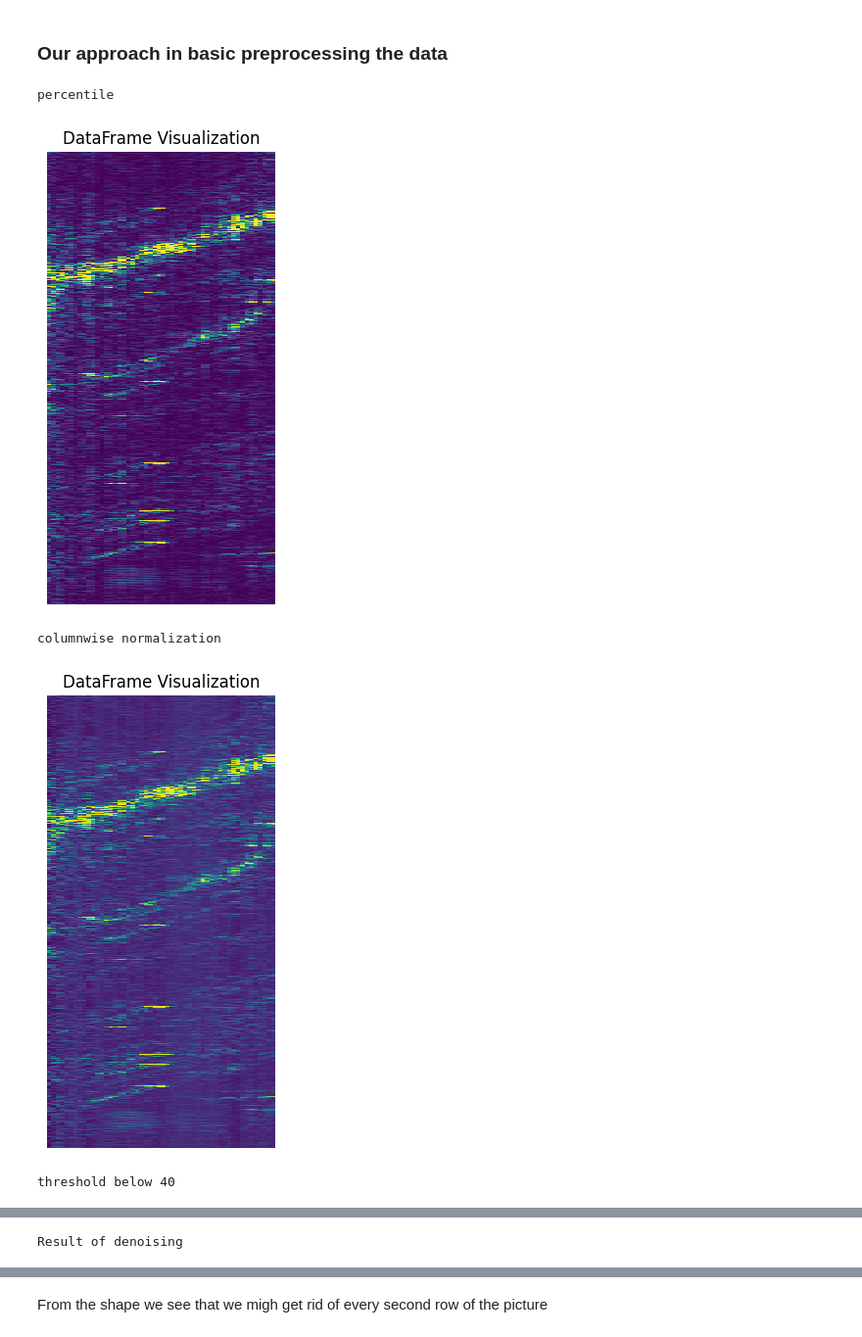
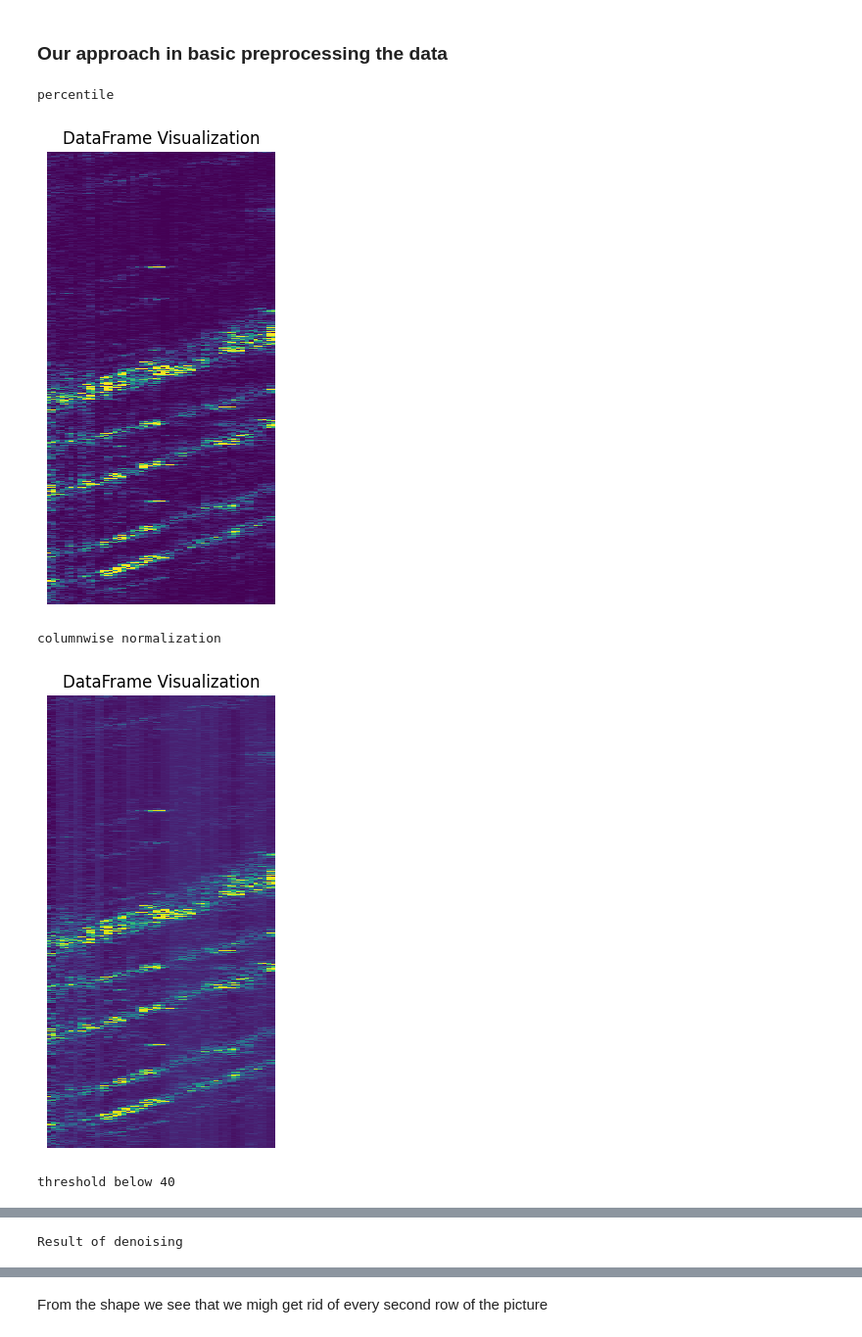
Before and after one commit to mmartyna123/ComputerVision, a Jupyter notebook: Project1/Project.ipynb, the cells around one changed output, grey strips where cells are left out. Shown at 98% size. Drawn from its saved outputs; the diff is of its cells as text; code cells hidden in the pictures.

```diff
--- a/Project1/Project.ipynb
+++ b/Project1/Project.ipynb
@@ -30,6 +30,6 @@ def set_axis(x, no_labels=7) -> tuple[np.array, np.array]:
 # %%
-# path_out = "./data-mm/"
-path_out = "./Data/"
+path_out = "./data-mm/"
+# path_out = "./Data/"
 files = glob.glob(path_out + "*")
 files.sort()
 # %%
@@ -327,9 +327,24 @@ print("erosion")
 plot_dataframe_as_image(df_eroded,3,6)
 
 
+# #FILTERING FOR LONE PIXELS
+# binary_image = df_eroded.values.astype(np.uint8)
+# kernel = np.ones((3000, 7), dtype=np.uint8)
+# neighborhood_count = cv2.filter2D(binary_image, -1, kernel, borderType=cv2.BORDER_CONSTANT)
+# threshold = 250  # Maximum allowed 1's in the neighborhood
+# filtered_image = np.where(neighborhood_count < threshold, binary_image, 0)
+# df_filtered = pd.DataFrame(filtered_image, index=df_eroded.index, columns=df_eroded.columns)
+# print("filtered for lone pixels")
+# plot_dataframe_as_image(df_filtered,3,6)
+
+# rows, cols = 70000, 52
+# krowa = pd.DataFrame(np.zeros((rows, cols), dtype=int))
+# krowa.iloc[1000:4000, 0:7] = 1
+# print("filtered for lone pixels")
+# plot_dataframe_as_image(krowa,3,6)
 
 #DILATION
-kernel_diagonal = np.ones((10, 3), dtype=np.uint8)
+kernel_diagonal = np.ones((10, 2), dtype=np.uint8)
 # for i in range(20):
 #     kernel_diagonal[i, min(i, 4)] = 1
 kernel_flip =  np.flip(kernel_diagonal,axis=1 )
@@ -351,18 +366,18 @@ df_smooth = pd.DataFrame(closed_image, columns = df.columns)
 plot_dataframe_as_image(df_smooth,3,6)
 
 
-kernel = cv2.getStructuringElement(cv2.MORPH_RECT, (2,5))
-eroded_image = cv2.erode(closed_image, kernel, iterations=10)
-df_eroded = pd.DataFrame(eroded_image, columns=df.columns)
-print("erosion on closed regions")
-plot_dataframe_as_image(df_eroded,3,6)
+# kernel = cv2.getStructuringElement(cv2.MORPH_RECT, (2,5))
+# eroded_image = cv2.erode(closed_image, kernel, iterations=10)
+# df_eroded = pd.DataFrame(eroded_image, columns=df.columns)
+# print("erosion on closed regions")
+# plot_dataframe_as_image(df_eroded,3,6)
 
 
 
 
-df_eroded = df_eroded.iloc[::2, :]  #cet every second row, its gonna be better for filters
-print("df_second")
-plot_dataframe_as_image(df_eroded,3,6)
+# df_eroded = df_eroded.iloc[::2, :]  #cet every second row, its gonna be better for filters
+# print("df_second")
+# plot_dataframe_as_image(df_eroded,3,6)
 
 
 
@@ -377,35 +392,36 @@ def skeletonize(img):
     s2 = np.array([[0, -1, -1],
                    [1, 1, -1],
                    [0, 1, 0]], dtype = np.int8)
     skeleton = np.copy(img)
 
     change = True
     while change:
         change = False
         for i in range(4):
             thin1 = cv2.morphologyEx(skeleton.astype(np.uint8), cv2.MORPH_HITMISS, s1)
             thin1 = np.logical_and(skeleton, np.logical_not(thin1))
             if not np.array_equal(thin1, skeleton):
                 change = True
             skeleton = thin1
 
             thin2 = cv2.morphologyEx(skeleton.astype(np.uint8), cv2.MORPH_HITMISS, s2)
             thin2 = np.logical_and(skeleton, np.logical_not(thin2))
             if not np.array_equal(thin2, skeleton):
                 change = True
             skeleton = thin2
 
             s1 = np.rot90(s1)
             s2 = np.rot90(s2)
 
 
     return skeleton
 
 print("skeletonization")
-plot_dataframe_as_image(pd.DataFrame(skeletonize(df_smooth.values), columns=df.columns))
+skeleton = pd.DataFrame(skeletonize(df_smooth.values), columns = df.columns)
+plot_dataframe_as_image(skeleton)
 # %% [output]
 percentile
-[figure, old version]
+[figure, new version]
 columnwise normalization
-[figure, old version]
+[figure, new version]
 threshold below 40
```
Also changed, not shown: parts of 6 cells of this notebook.
